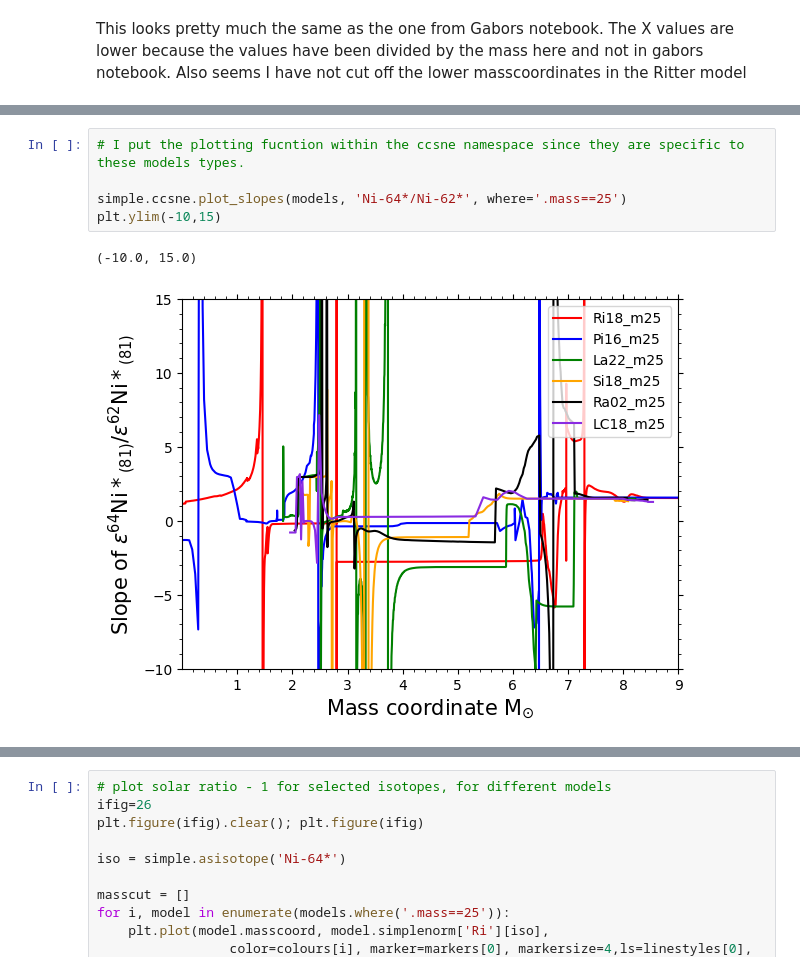
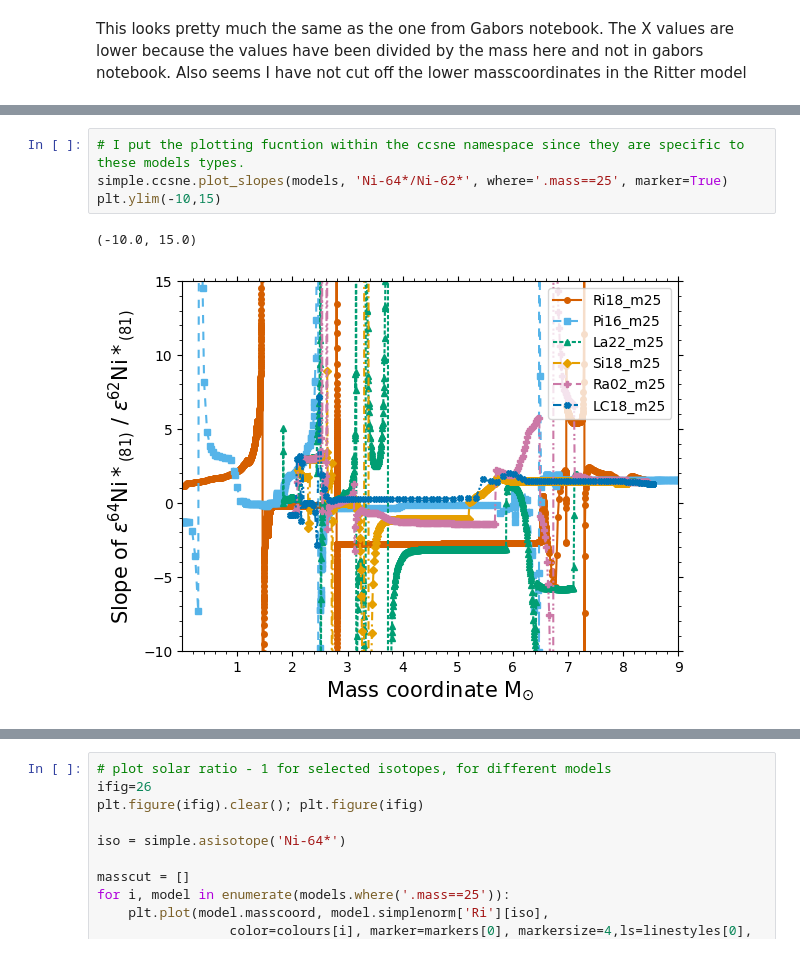
Before and after one commit to mattias-ek/SIMPLE, a Jupyter notebook: notebooks/simple_mattias_version.ipynb, the cells around one changed output, grey strips where cells are left out. Drawn from its saved outputs; the diff is of its cells as text.

Commit message:
Updated plotting function color, linestyle and marker settings

```diff
--- a/notebooks/simple_mattias_version.ipynb
+++ b/notebooks/simple_mattias_version.ipynb
@@ -121,11 +120,10 @@ plt.show()
 # %%
 # I put the plotting fucntion within the ccsne namespace since they are specific to these models types.
-
-simple.ccsne.plot_slopes(models, 'Ni-64*/Ni-62*', where='.mass==25')
+simple.ccsne.plot_slopes(models, 'Ni-64*/Ni-62*', where='.mass==25', marker=True)
 plt.ylim(-10,15)
 # %% [output]
 (-10.0, 15.0)
-[figure, old version]
+[figure, new version]
 # %%
 simple.ccsne.plot_slopes(models, 'Ni-64*/Ni-62*', where='.mass==25')
 plt.ylim(-10,15)
```
Also changed, not shown: parts of 5 cells of this notebook, 1 other file.
